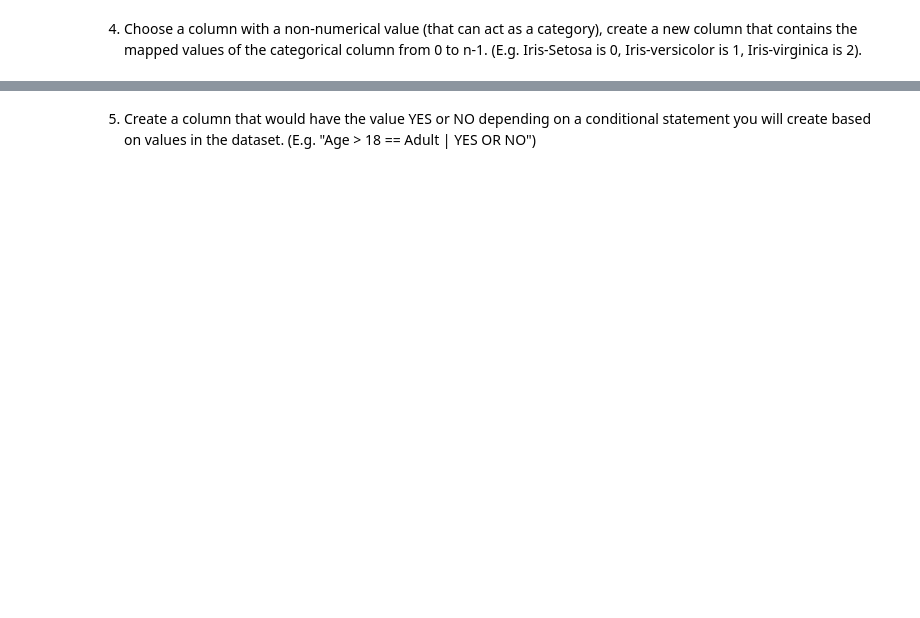
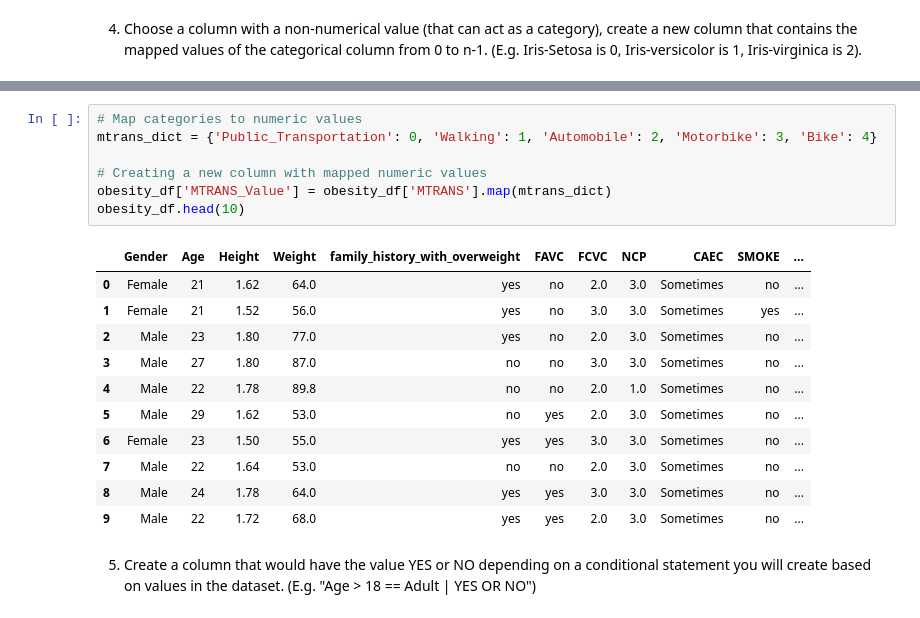
Before and after one commit to alohomora2024/PSMDSRC103, a Jupyter notebook: ACF_PSMDSRC103_Assignment_6.1.ipynb, the cells around one changed output, grey strips where cells are left out. Drawn from its saved outputs; the diff is of its cells as text; blank space fills up the shorter version.

```diff
--- a/ACF_PSMDSRC103_Assignment_6.1.ipynb
+++ b/ACF_PSMDSRC103_Assignment_6.1.ipynb
@@ -380,2 +485,21 @@ On your chosen dataset, perform the following:
+# %%
+# Map categories to numeric values
+mtrans_dict = {'Public_Transportation': 0, 'Walking': 1, 'Automobile': 2, 'Motorbike': 3, 'Bike': 4}
+
+# Creating a new column with mapped numeric values
+obesity_df['MTRANS_Value'] = obesity_df['MTRANS'].map(mtrans_dict)
+obesity_df.head(10)
+# %% [output]
+|  | Gender | Age | Height | Weight | family_history_with_overweight | FAVC | FCVC | NCP | CAEC | SMOKE | ... |
+| 0 | Female | 21 | 1.62 | 64.0 | yes | no | 2.0 | 3.0 | Sometimes | no | ... |
+| 1 | Female | 21 | 1.52 | 56.0 | yes | no | 3.0 | 3.0 | Sometimes | yes | ... |
+| 2 | Male | 23 | 1.80 | 77.0 | yes | no | 2.0 | 3.0 | Sometimes | no | ... |
+| 3 | Male | 27 | 1.80 | 87.0 | no | no | 3.0 | 3.0 | Sometimes | no | ... |
+| 4 | Male | 22 | 1.78 | 89.8 | no | no | 2.0 | 1.0 | Sometimes | no | ... |
+| 5 | Male | 29 | 1.62 | 53.0 | no | yes | 2.0 | 3.0 | Sometimes | no | ... |
+| 6 | Female | 23 | 1.50 | 55.0 | yes | yes | 3.0 | 3.0 | Sometimes | no | ... |
+| 7 | Male | 22 | 1.64 | 53.0 | no | no | 2.0 | 3.0 | Sometimes | no | ... |
+| 8 | Male | 24 | 1.78 | 64.0 | yes | yes | 3.0 | 3.0 | Sometimes | no | ... |
+| 9 | Male | 22 | 1.72 | 68.0 | yes | yes | 2.0 | 3.0 | Sometimes | no | ... |
 # %% [markdown]
 5. Create a column that would have the value YES or NO depending on a conditional statement you will create based on values in the dataset. (E.g. "Age > 18 == Adult | YES OR NO")
```
Also changed, not shown: parts of 20 cells of this notebook, 1 other file.
